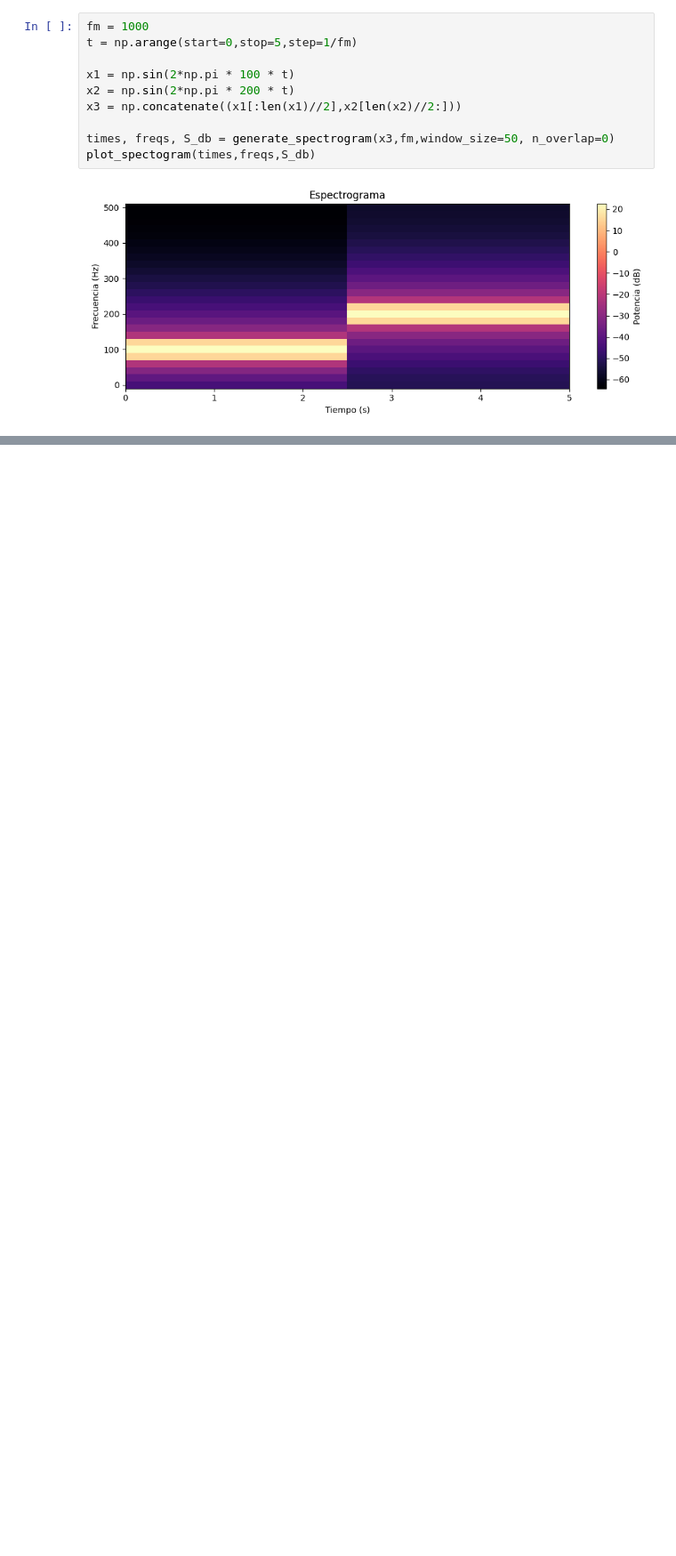
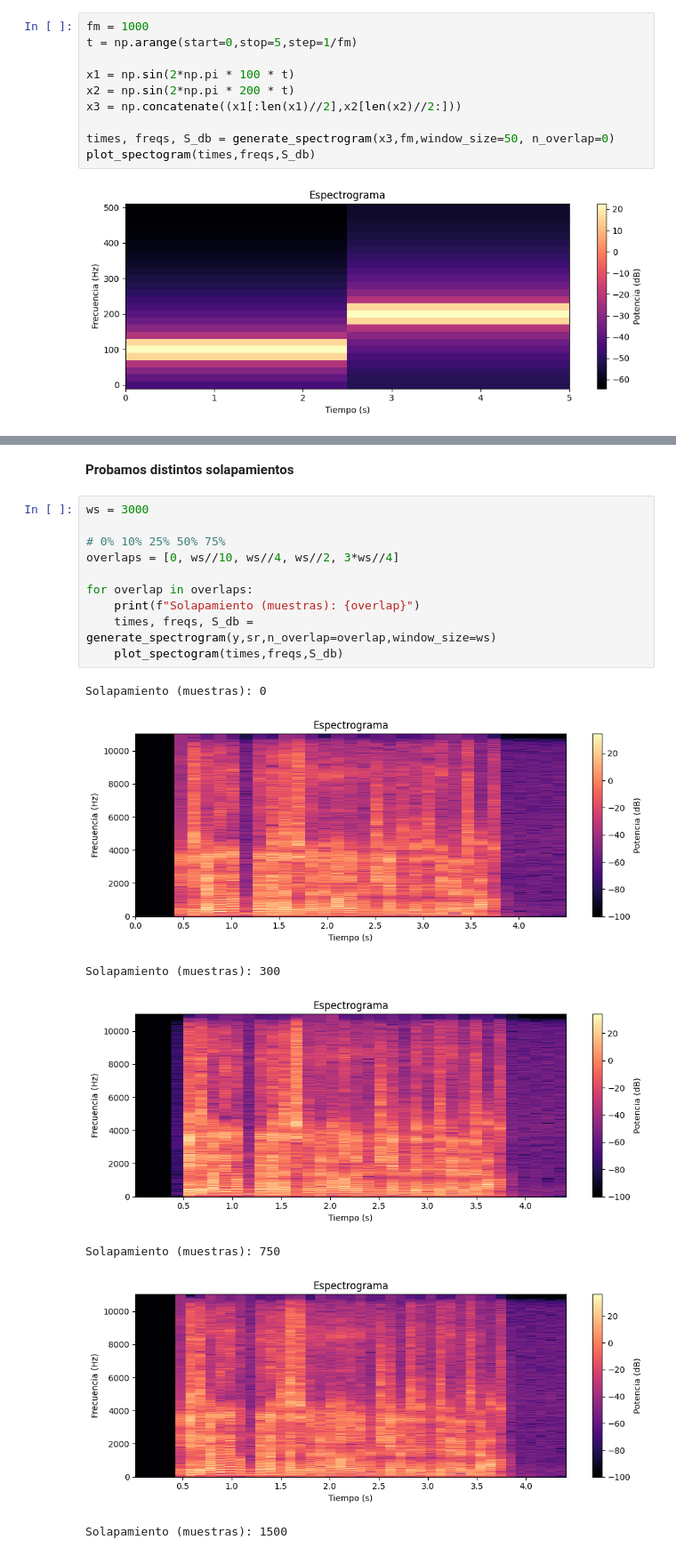
Before and after one commit to s4nt1lu1/pds, a Jupyter notebook: TP6/main.ipynb, the cells around one changed output, grey strips where cells are left out. Shown at 89% size. Cells and saved outputs as stored; diff of their text form; blank space fills up the shorter version.

```diff
--- a/TP6/main.ipynb
+++ b/TP6/main.ipynb
@@ -92,0 +128,20 @@ plot_spectogram(times,freqs,S_db)
+# %% [markdown]
+**Probamos distintos solapamientos**
+# %%
+ws = 3000
+
+# 0% 10% 25% 50% 75%
+overlaps = [0, ws//10, ws//4, ws//2, 3*ws//4]
+
+for overlap in overlaps:
+    print(f"Solapamiento (muestras): {overlap}")
+    times, freqs, S_db = generate_spectrogram(y,sr,n_overlap=overlap,window_size=ws)
+    plot_spectogram(times,freqs,S_db)
+# %% [output]
+Solapamiento (muestras): 0
+[figure, added]
+Solapamiento (muestras): 300
+[figure, added]
+Solapamiento (muestras): 750
+[figure, added]
+Solapamiento (muestras): 1500
```
Also changed, not shown: parts of 22 cells of this notebook, 4 other files.
